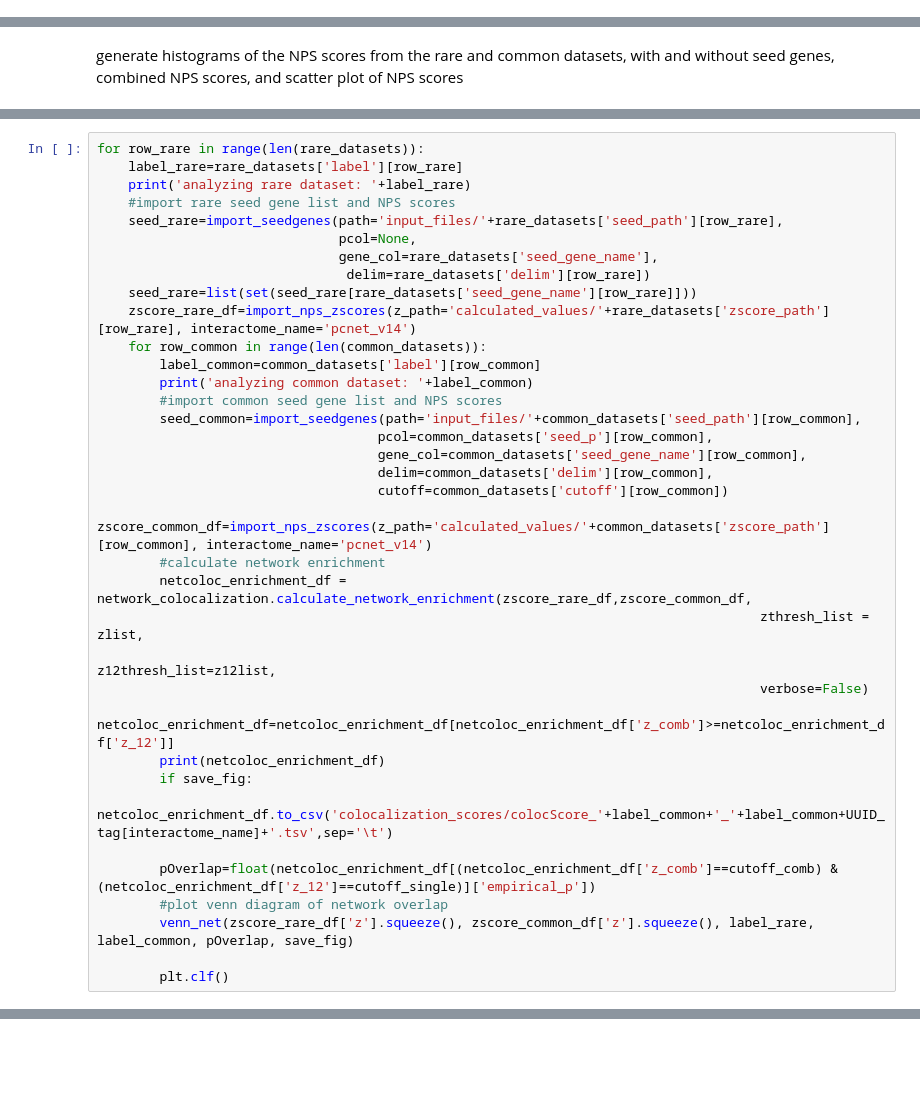
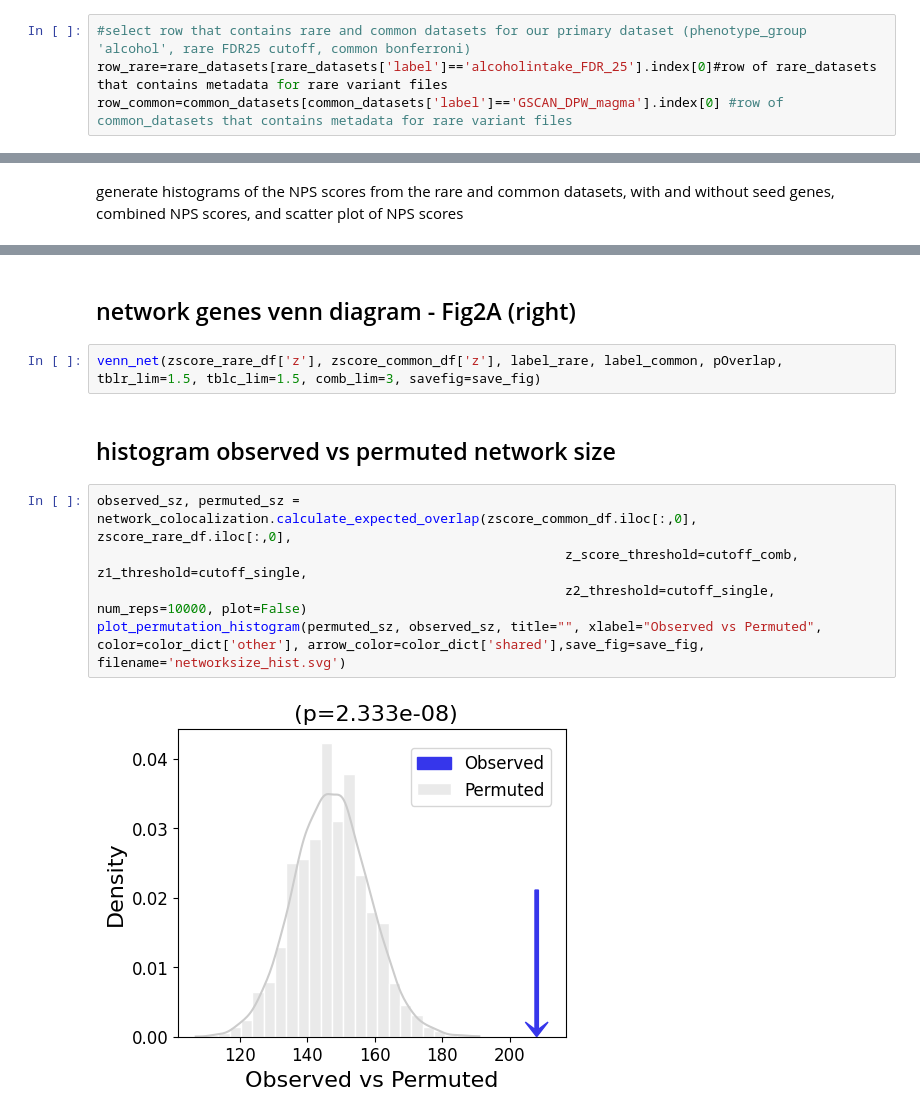
Before and after one commit to BSLeger/rare_common_alcohol_comparison, a Jupyter notebook: notebooks/rare_common_colocalization.ipynb, the cells around one changed output, grey strips where cells are left out. Drawn from its saved outputs; the diff is of its cells as text; blank space fills up the shorter version.

```diff
--- a/notebooks/rare_common_colocalization.ipynb
+++ b/notebooks/rare_common_colocalization.ipynb
@@ -106,0 +113,4 @@ rare_datasets
+# %%
+#select row that contains rare and common datasets for our primary dataset (phenotype_group 'alcohol', rare FDR25 cutoff, common bonferroni)
+row_rare=rare_datasets[rare_datasets['label']=='alcoholintake_FDR_25'].index[0]#row of rare_datasets that contains metadata for rare variant files
+row_common=common_datasets[common_datasets['label']=='GSCAN_DPW_magma'].index[0] #row of common_datasets that contains metadata for rare variant files
@@ -208,36 +182,0 @@ z12list = [1,1.5,2]
-# %%
-for row_rare in range(len(rare_datasets)):
-    label_rare=rare_datasets['label'][row_rare]
-    print('analyzing rare dataset: '+label_rare)
-    #import rare seed gene list and NPS scores
-    seed_rare=import_seedgenes(path='input_files/'+rare_datasets['seed_path'][row_rare],
-                               pcol=None,
-                               gene_col=rare_datasets['seed_gene_name'],
-                                delim=rare_datasets['delim'][row_rare])
-    seed_rare=list(set(seed_rare[rare_datasets['seed_gene_name'][row_rare]]))
-    zscore_rare_df=import_nps_zscores(z_path='calculated_values/'+rare_datasets['zscore_path'][row_rare], interactome_name='pcnet_v14')
-    for row_common in range(len(common_datasets)):
-        label_common=common_datasets['label'][row_common]
-        print('analyzing common dataset: '+label_common)
-        #import common seed gene list and NPS scores
-        seed_common=import_seedgenes(path='input_files/'+common_datasets['seed_path'][row_common],
-                                    pcol=common_datasets['seed_p'][row_common],
-                                    gene_col=common_datasets['seed_gene_name'][row_common],
-                                    delim=common_datasets['delim'][row_common],
-                                    cutoff=common_datasets['cutoff'][row_common])
-        zscore_common_df=import_nps_zscores(z_path='calculated_values/'+common_datasets['zscore_path'][row_common], interactome_name='pcnet_v14')
-        #calculate network enrichment
-        netcoloc_enrichment_df = network_colocalization.calculate_network_enrichment(zscore_rare_df,zscore_common_df,
-                                                                                     zthresh_list = zlist,
-                                                                                     z12thresh_list=z12list,
-                                                                                     verbose=False)
-        netcoloc_enrichment_df=netcoloc_enrichment_df[netcoloc_enrichment_df['z_comb']>=netcoloc_enrichment_df['z_12']]
-        print(netcoloc_enrichment_df)
-        if save_fig:
-            netcoloc_enrichment_df.to_csv('colocalization_scores/colocScore_'+label_common+'_'+label_common+UUID_tag[interactome_name]+'.tsv',sep='\t')
-
-        pOverlap=float(netcoloc_enrichment_df[(netcoloc_enrichment_df['z_comb']==cutoff_comb) & (netcoloc_enrichment_df['z_12']==cutoff_single)]['empirical_p'])
-        #plot venn diagram of network overlap
-        venn_net(zscore_rare_df['z'].squeeze(), zscore_common_df['z'].squeeze(), label_rare, label_common, pOverlap, save_fig)
-
-        plt.clf()
@@ -265,0 +216,13 @@ importing file: calculated_values/network_scores/alcoholintake_fdr_25_zscore.tsv
+# %% [markdown]
+## network genes venn diagram - Fig2A (right)
+# %%
+venn_net(zscore_rare_df['z'], zscore_common_df['z'], label_rare, label_common, pOverlap, tblr_lim=1.5, tblc_lim=1.5, comb_lim=3, savefig=save_fig)
+# %% [markdown]
+## histogram observed vs permuted network size
+# %%
+observed_sz, permuted_sz = network_colocalization.calculate_expected_overlap(zscore_common_df.iloc[:,0], zscore_rare_df.iloc[:,0],
+                                                            z_score_threshold=cutoff_comb, z1_threshold=cutoff_single,
+                                                            z2_threshold=cutoff_single, num_reps=10000, plot=False)
+plot_permutation_histogram(permuted_sz, observed_sz, title="", xlabel="Observed vs Permuted", color=color_dict['other'], arrow_color=color_dict['shared'],save_fig=save_fig, filename='networksize_hist.svg')
+# %% [output]
+[figure, added]
```
Also changed, not shown: parts of 52 cells of this notebook, 4 other files.
